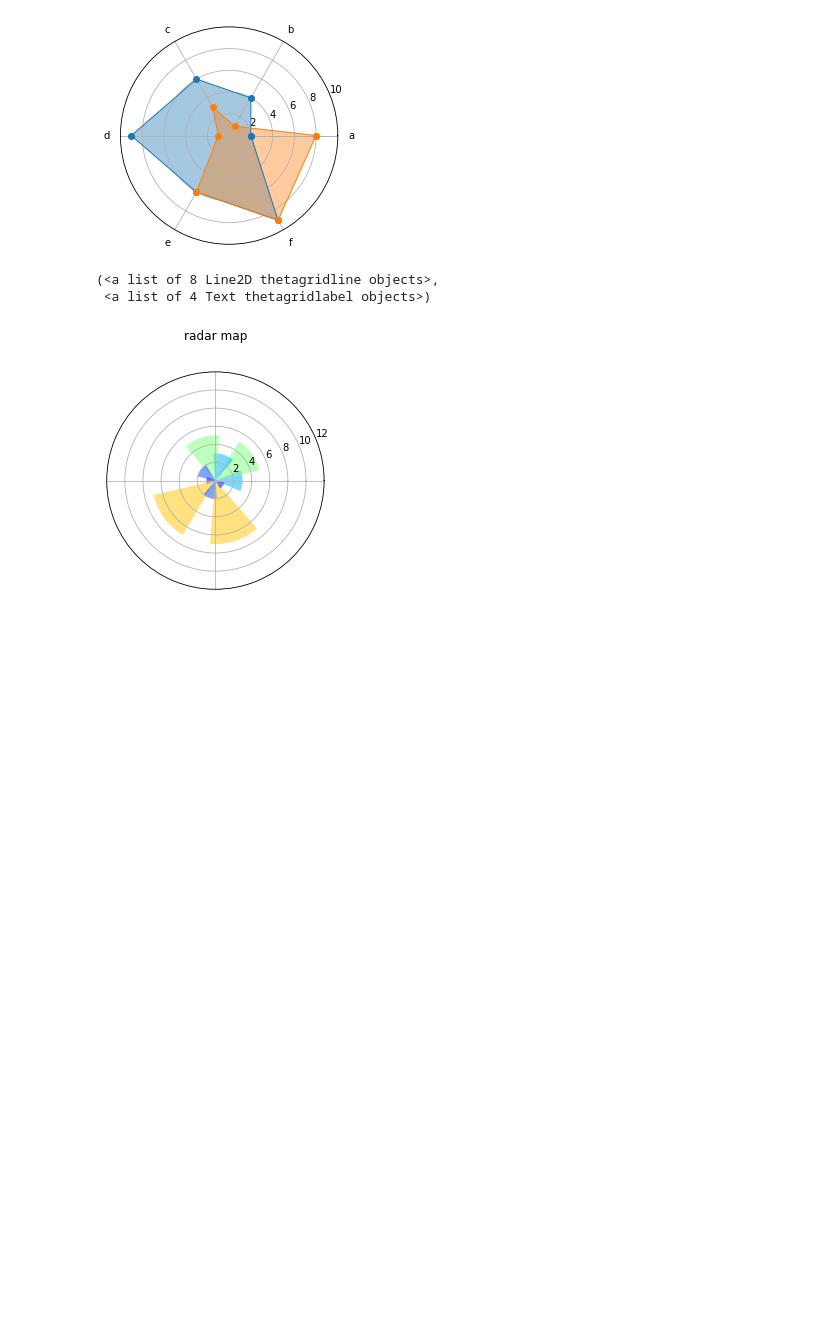
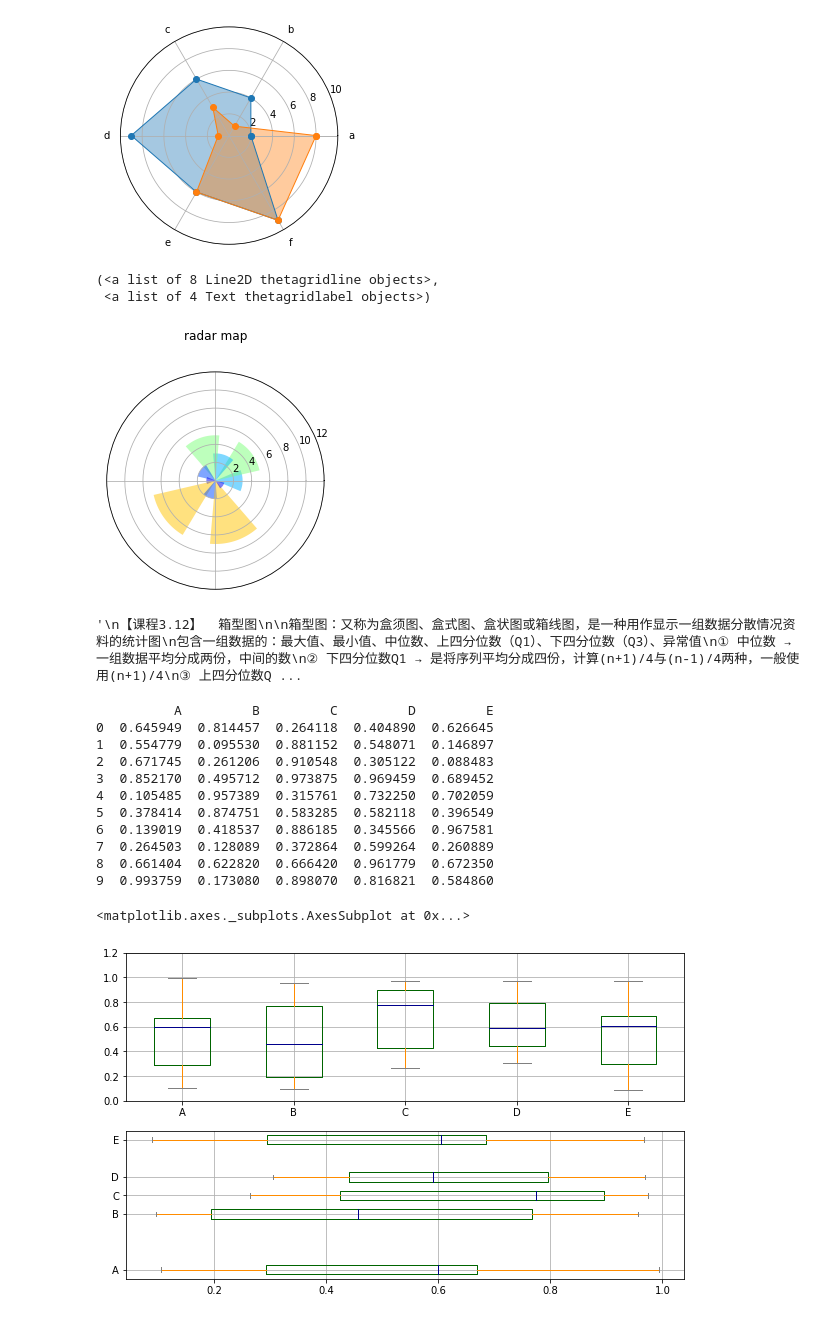
Before and after one commit to Mounment/python-data-analyze, a Jupyter notebook: matplotlib/Matplotlib picture.ipynb, the cells around one changed output. Saved outputs shown, nothing was run; the diff lists cells and outputs as text; code cells hidden in the pictures; blank space fills up the shorter version.

```diff
--- a/matplotlib/Matplotlib picture.ipynb
+++ b/matplotlib/Matplotlib picture.ipynb
@@ -498,3 +498,60 @@ plt.thetagrids(np.arange(0.0,360,90),[]) # 设置网格、标签（这里是空
 (<a list of 8 Line2D thetagridline objects>,
  <a list of 4 Text thetagridlabel objects>)
 [figure]
+# %%
+'''
+【课程3.12】  箱型图
+
+箱型图：又称为盒须图、盒式图、盒状图或箱线图，是一种用作显示一组数据分散情况资料的统计图
+包含一组数据的：最大值、最小值、中位数、上四分位数（Q1）、下四分位数（Q3）、异常值
+① 中位数 → 一组数据平均分成两份，中间的数
+② 下四分位数Q1 → 是将序列平均分成四份，计算(n+1)/4与(n-1)/4两种，一般使用(n+1)/4
+③ 上四分位数Q3 → 是将序列平均分成四份，计算(1+n)/4*3=6.75
+④ 内限 → T形的盒须就是内限，最大值区间Q3+1.5IQR,最小值区间Q1-1.5IQR （IQR=Q3-Q1）
+⑤ 外限 → T形的盒须就是内限，最大值区间Q3+3IQR,最小值区间Q1-3IQR （IQR=Q3-Q1）
+⑥ 异常值 → 内限之外 - 中度异常，外限之外 - 极度异常
+
+plt.plot.box(),plt.boxplot()
+
+'''
+# %% [output]
+'\n【课程3.12】  箱型图\n\n箱型图：又称为盒须图、盒式图、盒状图或箱线图，是一种用作显示一组数据分散情况资料的统计图\n包含一组数据的：最大值、最小值、中位数、上四分位数（Q1）、下四分位数（Q3）、异常值\n① 中位数 → 一组数据平均分成两份，中间的数\n② 下四分位数Q1 → 是将序列平均分成四份，计算(n+1)/4与(n-1)/4两种，一般使用(n+1)/4\n③ 上四分位数Q ...
+# %%
+# plt.plot.box()绘制
+
+fig,axes = plt.subplots(2,1,figsize=(10,6))
+
+df = pd.DataFrame(np.random.rand(10,5),columns=list('ABCDE'))
+color = dict(boxes='DarkGreen', whiskers='DarkOrange', medians='DarkBlue', caps='Gray')
+'''
+ 箱型图着色
+ boxes → 箱线
+ whiskers → 分位数与error bar横线之间竖线的颜色
+ medians → 中位数线颜色
+ caps → error bar横线颜色
+
+'''
+df.plot.box(ylim=[0,1.2],
+            grid=True,
+            color=color,      # color：样式填充
+            ax=axes[0])
+
+df.plot.box(vert=False,
+            positions=[1,4,5,6,8],
+            ax=axes[1],
+            grid=True,
+            color=color)
+# %% [output]
+          A         B         C         D         E
+0  0.645949  0.814457  0.264118  0.404890  0.626645
+1  0.554779  0.095530  0.881152  0.548071  0.146897
+2  0.671745  0.261206  0.910548  0.305122  0.088483
+3  0.852170  0.495712  0.973875  0.969459  0.689452
+4  0.105485  0.957389  0.315761  0.732250  0.702059
+5  0.378414  0.874751  0.583285  0.582118  0.396549
+6  0.139019  0.418537  0.886185  0.345566  0.967581
+7  0.264503  0.128089  0.372864  0.599264  0.260889
+8  0.661404  0.622820  0.666420  0.961779  0.672350
+9  0.993759  0.173080  0.898070  0.816821  0.584860
+<matplotlib.axes._subplots.AxesSubplot at 0x...>
+[figure, added]
```
Also changed, not shown: parts of 2 cells of this notebook.
